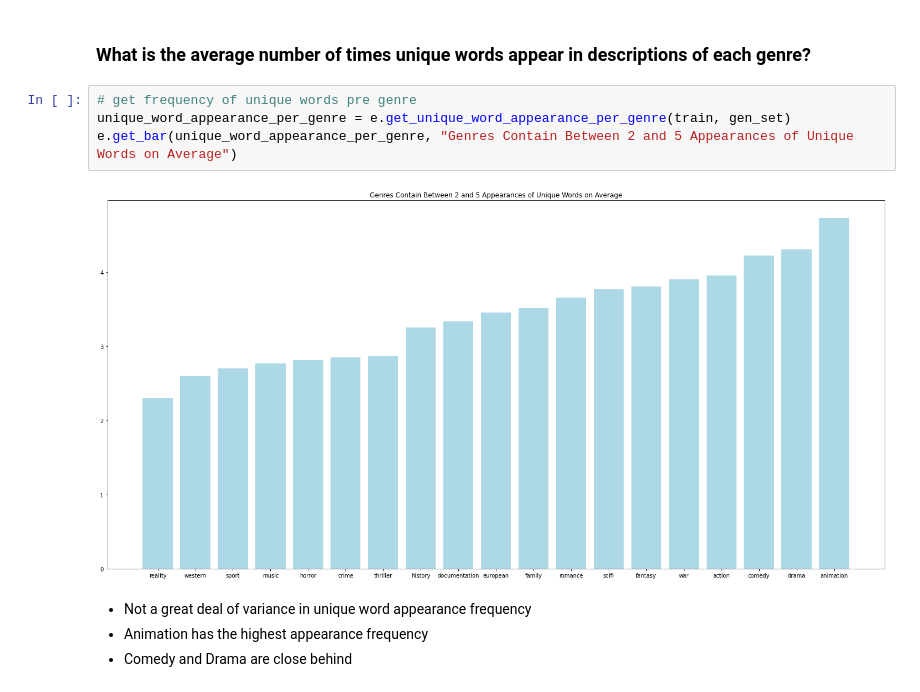
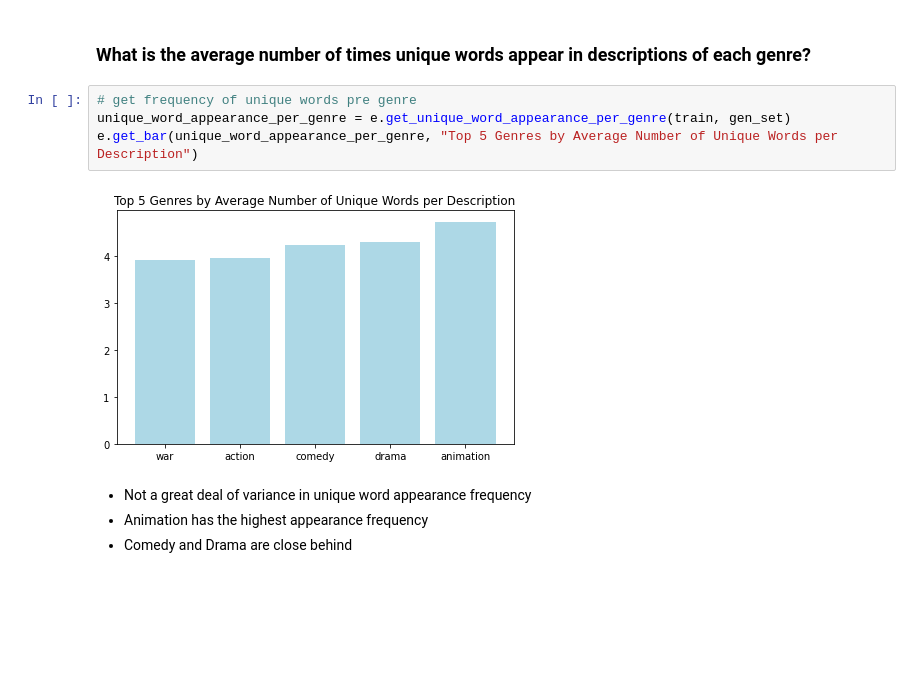
Before and after one commit to Johndsalas/netflix_genre_labeler, a Jupyter notebook: main.ipynb, the cells around one changed output. Saved outputs shown, nothing was run; the diff lists cells and outputs as text; blank space fills up the shorter version.

```diff
--- a/main.ipynb
+++ b/main.ipynb
@@ -125,9 +125,9 @@ e.get_bar(shows_per_gen, "Comedy and Drama Have the Largest Number Different Uni
 # %%
 # get frequency of unique words pre genre
 unique_word_appearance_per_genre = e.get_unique_word_appearance_per_genre(train, gen_set)
-e.get_bar(unique_word_appearance_per_genre, "Genres Contain Between 2 and 5 Appearances of Unique Words on Average")
+e.get_bar(unique_word_appearance_per_genre, "Top 5 Genres by Average Number of Unique Words per Description")
 # %% [output]
-[figure, old version]
+[figure, new version]
 # %% [markdown]
 * Not a great deal of variance in unique word appearance frequency
 * Animation has the highest appearance frequency
```
Also changed, not shown: parts of 20 cells of this notebook, 4 other files.
